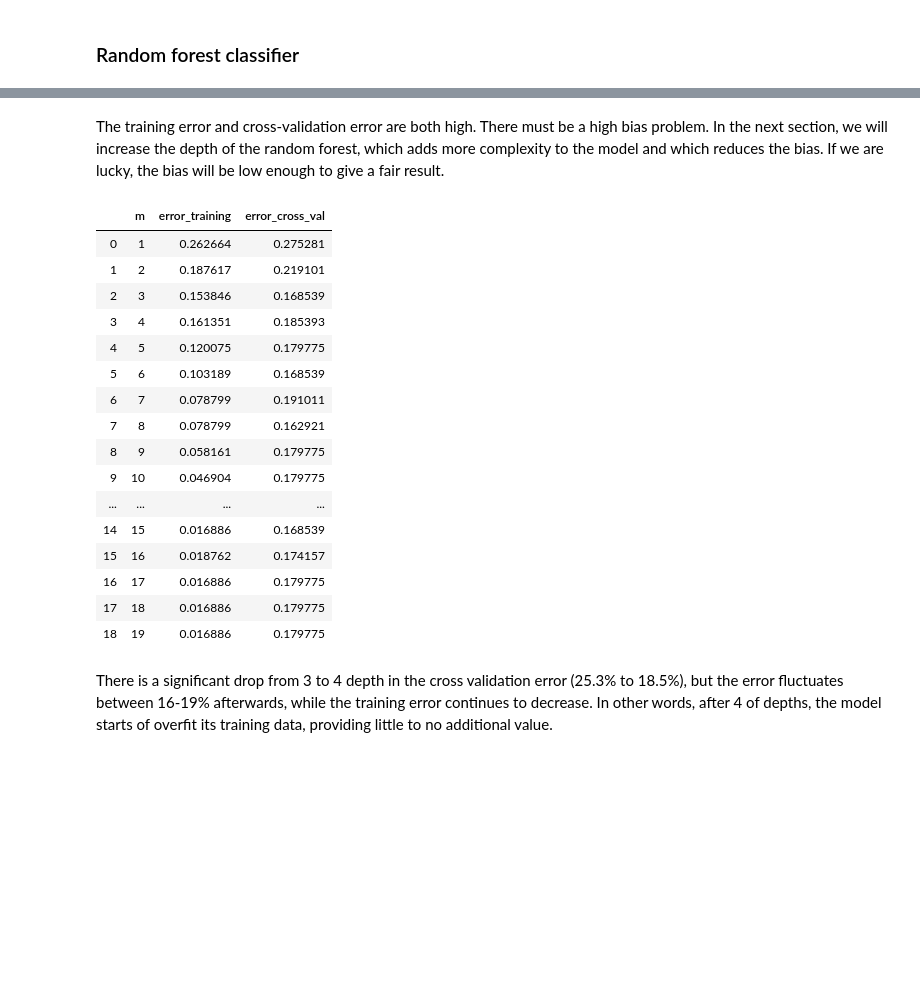
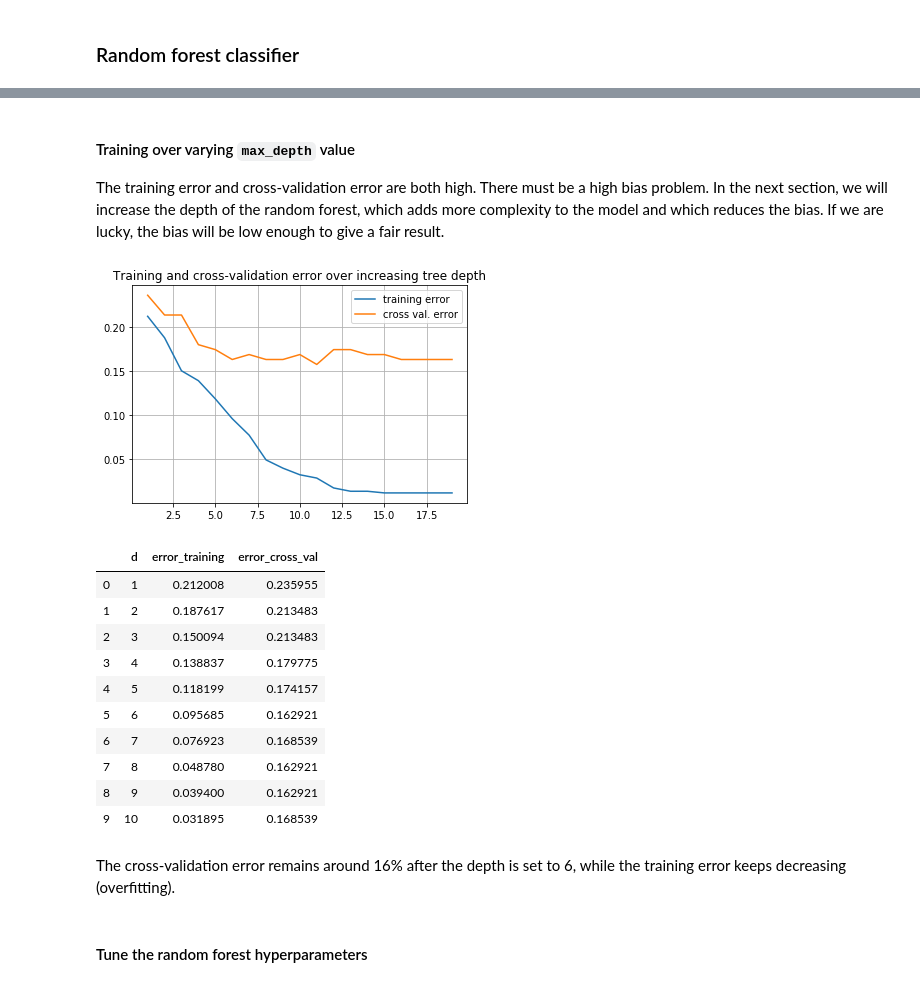
Before and after one commit to limphilip/kaggle-titanic, a Jupyter notebook: kaggle_titanic_notebook.ipynb, the cells around one changed output, grey strips where cells are left out. Saved outputs shown, nothing was run; the diff lists cells and outputs as text; code cells hidden in the pictures; blank space fills up the shorter version.

```diff
--- a/kaggle_titanic_notebook.ipynb
+++ b/kaggle_titanic_notebook.ipynb
@@ -252,0 +250,19 @@ features_col = ["Fare",
+# %%
+features_col = ["Fare",
+                "Pclass",
+                "SibSp",
+                "Parch",
+                "Embarked",
+                "Sex",
+                "Age",
+                "HasCabin",
+                "IsAlone"]
+
+# Ignore nan embarked since there are only two instances
+df = df[~df["Embarked"].isna()]
+
+# Random seed
+random_state = 1
+
+# 60/20/20 split
+df_train, df_validate, df_test = np.split(df.sample(frac=1, random_state=random_state), [int(.6 * len(df)), int(.8 * len(df))])
@@ -295,38 +311,42 @@ df_m_errors.head(50)
 # %% [markdown]
+#### Training over varying `max_depth` value
 The training error and cross-validation error are both high. There must be a high bias problem. In the next section, we will increase the depth of the random forest, which adds more complexity to the model and which reduces the bias. If we are lucky, the bias will be low enough to give a fair result.
 # %%
-df_train, df_validate, df_test = np.split(df.sample(frac=1, random_state=1), [int(.6 * len(df)), int(.8 * len(df))])
-list_m_errors = []
+list_d_errors = []
 for i in range(1,20):
-    clf = RandomForestClassifier(max_depth=i, random_state=0)
-    clf.fit(df_train[features_col], df_train["Survived"])
-    train_predict = clf.predict(df_train[features_col])
-    cv_predict = clf.predict(df_validate[features_col])
-    list_m_errors.append([
+    rf_clf = RandomForestClassifier(max_depth=i, random_state=random_state, n_estimators=100)
+    rf_clf.fit(df_train[features_col], df_train["Survived"])
+    train_predict = rf_clf.predict(df_train[features_col])
+    cv_predict = rf_clf.predict(df_validate[features_col])
+    list_d_errors.append([
         i,
         1 - accuracy_score(df_train["Survived"], train_predict),
         1 - accuracy_score(df_validate["Survived"], cv_predict)
     ])
 
-df_m_errors = pd.DataFrame(list_m_errors, columns=["m", "error_training", "error_cross_val"])
-df_m_errors.head(50)
+df_d_errors = pd.DataFrame(list_d_errors, columns=["d", "error_training", "error_cross_val"])
+plt.title("Training and cross-validation error over increasing tree depth")
+plt.plot(df_d_errors["d"], df_d_errors["error_training"])
+plt.grid()
+plt.plot(df_d_errors["d"], df_d_errors["error_cross_val"])
+plt.legend(["training error", "cross val. error"], loc="best")
+plt.show()
+
+df_d_errors.head(10)
 # %% [output]
+[figure, added]
-|  | m | error_training | error_cross_val |
-| 0 | 1 | 0.262664 | 0.275281 |
-| 1 | 2 | 0.187617 | 0.219101 |
-| 2 | 3 | 0.153846 | 0.168539 |
-| 3 | 4 | 0.161351 | 0.185393 |
-| 4 | 5 | 0.120075 | 0.179775 |
-| 5 | 6 | 0.103189 | 0.168539 |
-| 6 | 7 | 0.078799 | 0.191011 |
-| 7 | 8 | 0.078799 | 0.162921 |
-| 8 | 9 | 0.058161 | 0.179775 |
-| 9 | 10 | 0.046904 | 0.179775 |
-| ... | ... | ... | ... |
-| 14 | 15 | 0.016886 | 0.168539 |
-| 15 | 16 | 0.018762 | 0.174157 |
-| 16 | 17 | 0.016886 | 0.179775 |
-| 17 | 18 | 0.016886 | 0.179775 |
-| 18 | 19 | 0.016886 | 0.179775 |
+|  | d | error_training | error_cross_val |
+| 0 | 1 | 0.212008 | 0.235955 |
+| 1 | 2 | 0.187617 | 0.213483 |
+| 2 | 3 | 0.150094 | 0.213483 |
+| 3 | 4 | 0.138837 | 0.179775 |
+| 4 | 5 | 0.118199 | 0.174157 |
+| 5 | 6 | 0.095685 | 0.162921 |
+| 6 | 7 | 0.076923 | 0.168539 |
+| 7 | 8 | 0.048780 | 0.162921 |
+| 8 | 9 | 0.039400 | 0.162921 |
+| 9 | 10 | 0.031895 | 0.168539 |
-# %% [markdown]
-There is a significant drop from 3 to 4 depth in the cross validation error (25.3% to 18.5%), but the error fluctuates between 16-19% afterwards, while the training error continues to decrease. In other words, after 4 of depths, the model starts of overfit its training data, providing little to no additional value.
+# %% [markdown]
+The cross-validation error remains around 16% after the depth is set to 6, while the training error keeps decreasing (overfitting).
+# %% [markdown]
+#### Tune the random forest hyperparameters
```
Also changed, not shown: parts of 56 cells of this notebook.
